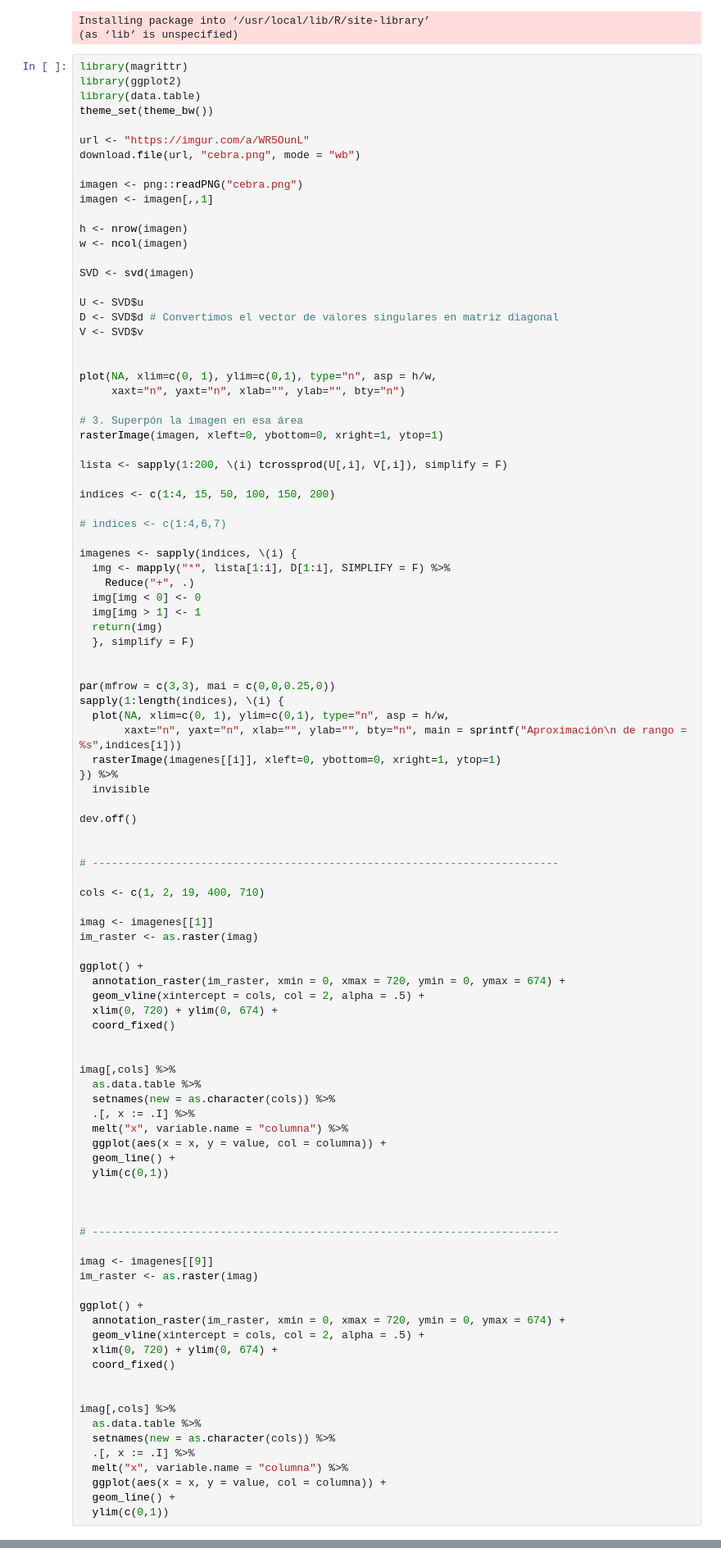
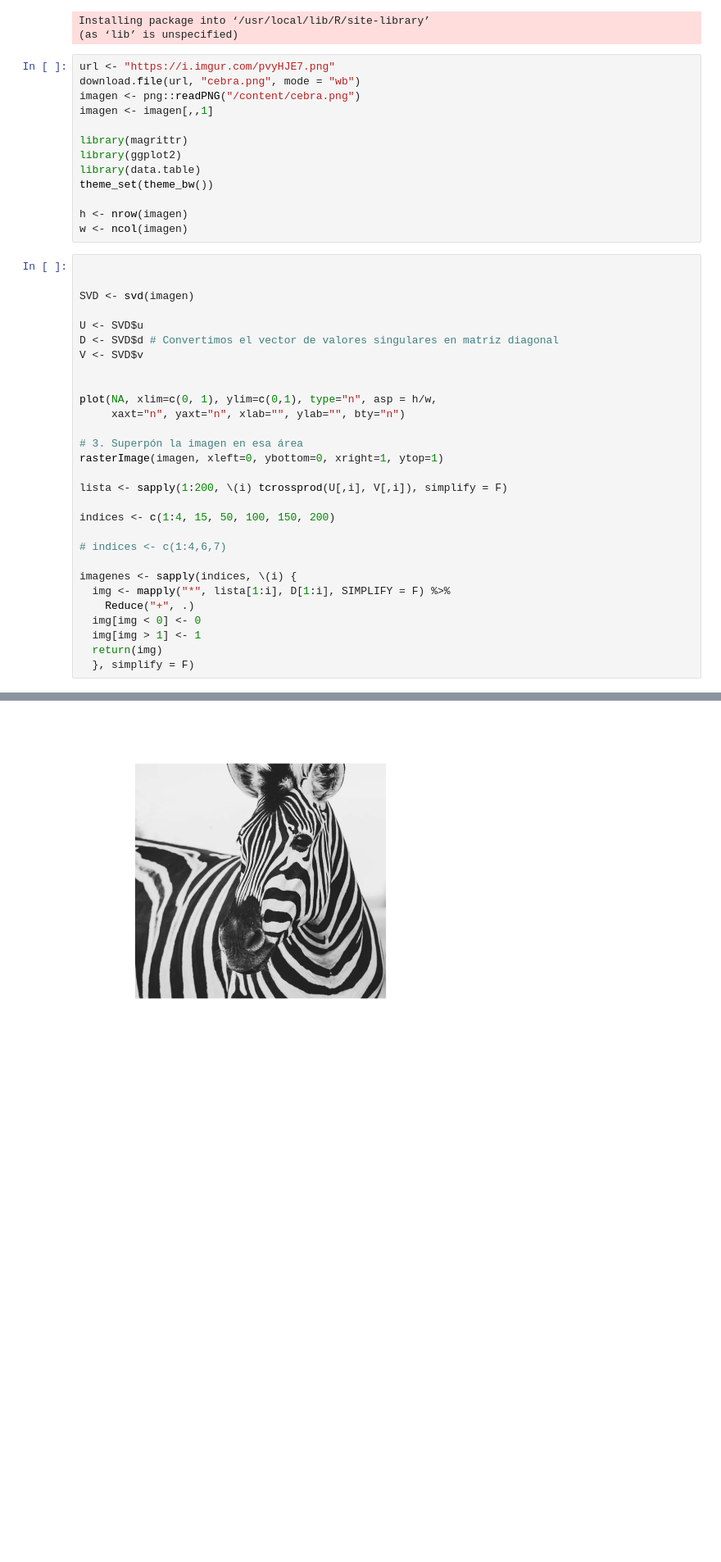
Before and after one commit to diegoax/ALNAE-2026, a Jupyter notebook: Notebooks/clase13_ALNAE_2026.ipynb, the cells around one changed output, grey strips where cells are left out. Shown at 82% size. Drawn from its saved outputs; the diff is of its cells as text; blank space fills up the shorter version.

```diff
--- a/Notebooks/clase13_ALNAE_2026.ipynb
+++ b/Notebooks/clase13_ALNAE_2026.ipynb
@@ -8,20 +8,21 @@ install.packages("png")
 # %% [output]
 Installing package into ‘/usr/local/lib/R/site-library’
 (as ‘lib’ is unspecified)
+# %%
+url <- "https://i.imgur.com/pvyHJE7.png"
+download.file(url, "cebra.png", mode = "wb")
+imagen <- png::readPNG("/content/cebra.png")
+imagen <- imagen[,,1]
+
+library(magrittr)
+library(ggplot2)
+library(data.table)
+theme_set(theme_bw())
+
+h <- nrow(imagen)
+w <- ncol(imagen)
 # %%
-library(magrittr)
-library(ggplot2)
-library(data.table)
-theme_set(theme_bw())
 
-url <- "https://imgur.com/a/WR5OunL"
-download.file(url, "cebra.png", mode = "wb")
-
-imagen <- png::readPNG("cebra.png")
-imagen <- imagen[,,1]
-
-h <- nrow(imagen)
-w <- ncol(imagen)
 
 SVD <- svd(imagen)
 
@@ -49,62 +50,4 @@ imagenes <- sapply(indices, \(i) {
   img[img > 1] <- 1
   return(img)
   }, simplify = F)
-
-
-par(mfrow = c(3,3), mai = c(0,0,0.25,0))
-sapply(1:length(indices), \(i) {
-  plot(NA, xlim=c(0, 1), ylim=c(0,1), type="n", asp = h/w,
-       xaxt="n", yaxt="n", xlab="", ylab="", bty="n", main = sprintf("Aproximación\n de rango = %s",indices[i]))
-  rasterImage(imagenes[[i]], xleft=0, ybottom=0, xright=1, ytop=1)
-}) %>%
-  invisible
-
-dev.off()
-
-
-# -------------------------------------------------------------------------
-
-cols <- c(1, 2, 19, 400, 710)
-
-imag <- imagenes[[1]]
-im_raster <- as.raster(imag)
-
-ggplot() +
-  annotation_raster(im_raster, xmin = 0, xmax = 720, ymin = 0, ymax = 674) +
-  geom_vline(xintercept = cols, col = 2, alpha = .5) +
-  xlim(0, 720) + ylim(0, 674) +
-  coord_fixed()
-
-
-imag[,cols] %>%
-  as.data.table %>%
-  setnames(new = as.character(cols)) %>%
-  .[, x := .I] %>%
-  melt("x", variable.name = "columna") %>%
-  ggplot(aes(x = x, y = value, col = columna)) +
-  geom_line() +
-  ylim(c(0,1))
-
-
-
-# -------------------------------------------------------------------------
-
-imag <- imagenes[[9]]
-im_raster <- as.raster(imag)
-
-ggplot() +
-  annotation_raster(im_raster, xmin = 0, xmax = 720, ymin = 0, ymax = 674) +
-  geom_vline(xintercept = cols, col = 2, alpha = .5) +
-  xlim(0, 720) + ylim(0, 674) +
-  coord_fixed()
-
-
-imag[,cols] %>%
-  as.data.table %>%
-  setnames(new = as.character(cols)) %>%
-  .[, x := .I] %>%
-  melt("x", variable.name = "columna") %>%
-  ggplot(aes(x = x, y = value, col = columna)) +
-  geom_line() +
-  ylim(c(0,1))
 # %% [output]
@@ -111,0 +54 @@ ERROR: Error in png::readPNG("https://githubusercontent.com/diegoax/ALNAE-2026/r
+[figure, added]
```
Also changed, not shown: parts of 6 cells of this notebook.
